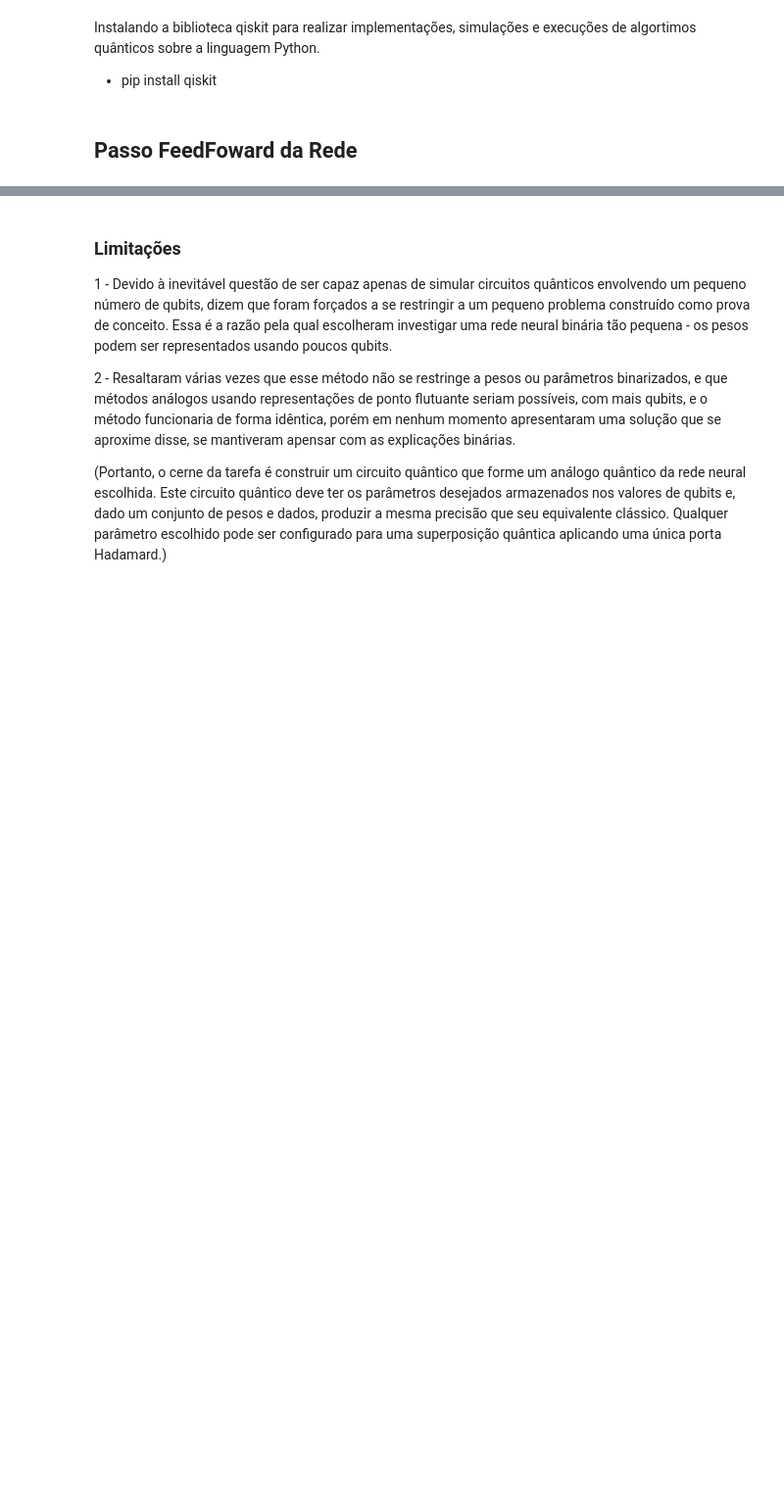
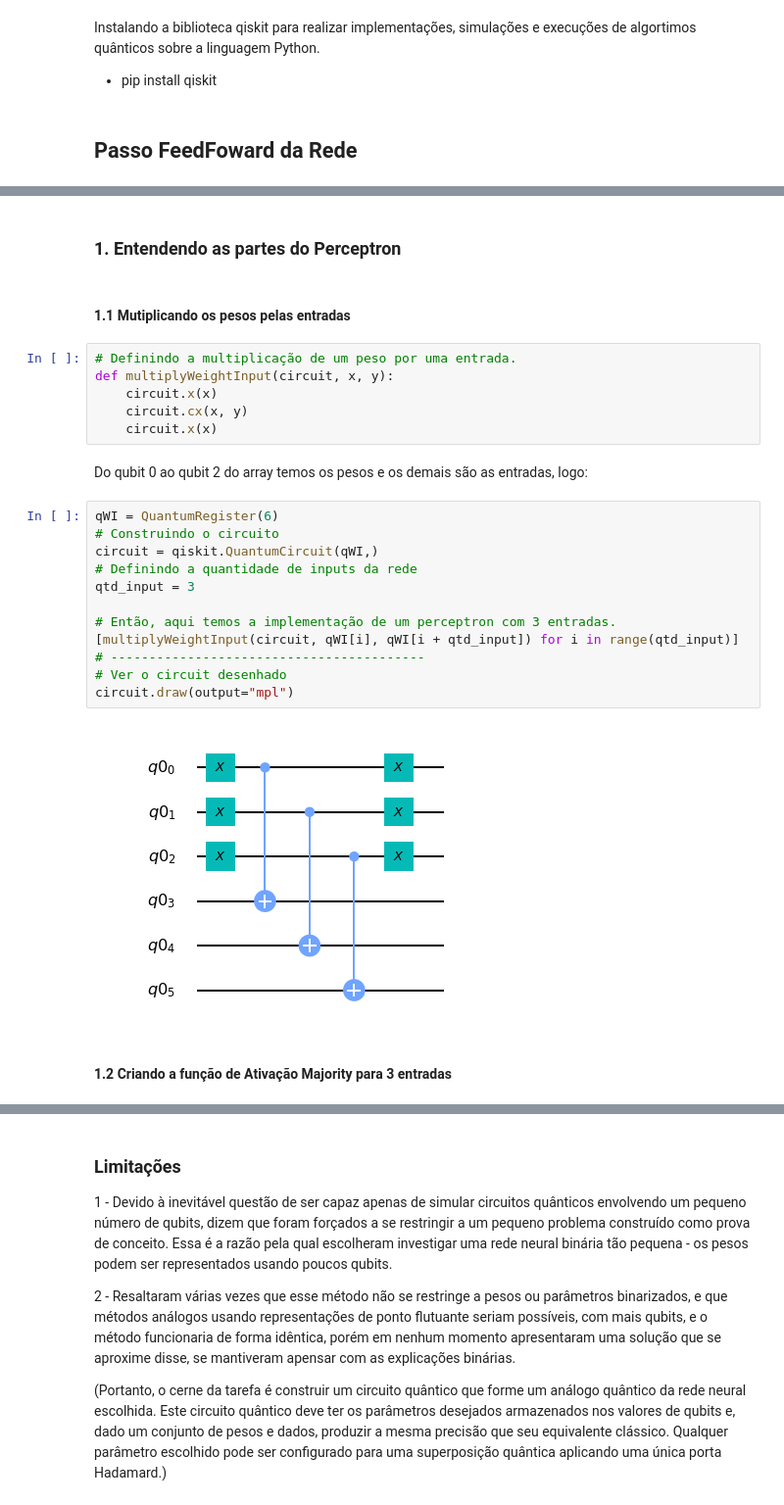
Before and after one commit to adjs/comp-quantica, a Jupyter notebook: projetos/2019-05/Resumo Artigo Sobre QBNN.ipynb, the cells around one changed output, grey strips where cells are left out. Shown: that part at 98% size. Cells and saved outputs as stored; diff of their text form; blank space fills up the shorter version.

Commit message:
Unificando os passos do algoritmo em um só arquivo, junto com o Resumo. E verificando o funcionamento do Groover para atualizar os pesos.

```diff
--- a/projetos/2019-05/Resumo Artigo Sobre QBNN.ipynb
+++ b/projetos/2019-05/Resumo Artigo Sobre QBNN.ipynb
@@ -141,0 +156,28 @@ Instalando a biblioteca qiskit para realizar implementações, simulações e ex
+# %% [markdown]
+### 1. Entendendo as partes do Perceptron
+# %% [markdown]
+#### 1.1 Mutiplicando os pesos pelas entradas
+# %%
+# Definindo a multiplicação de um peso por uma entrada.
+def multiplyWeightInput(circuit, x, y):
+    circuit.x(x)
+    circuit.cx(x, y)
+    circuit.x(x)
+# %% [markdown]
+Do qubit 0 ao qubit 2 do array temos os pesos e os demais são as entradas, logo:
+# %%
+qWI = QuantumRegister(6)
+# Construindo o circuito
+circuit = qiskit.QuantumCircuit(qWI,)
+# Definindo a quantidade de inputs da rede
+qtd_input = 3
+
+# Então, aqui temos a implementação de um perceptron com 3 entradas.
+[multiplyWeightInput(circuit, qWI[i], qWI[i + qtd_input]) for i in range(qtd_input)]
+# -----------------------------------------
+# Ver o circuit desenhado
+circuit.draw(output="mpl")
+# %% [output]
+[figure, added]
+# %% [markdown]
+#### 1.2 Criando a função de Ativação Majority para 3 entradas
```
Also changed, not shown: parts of 32 cells of this notebook, 2 other files.
